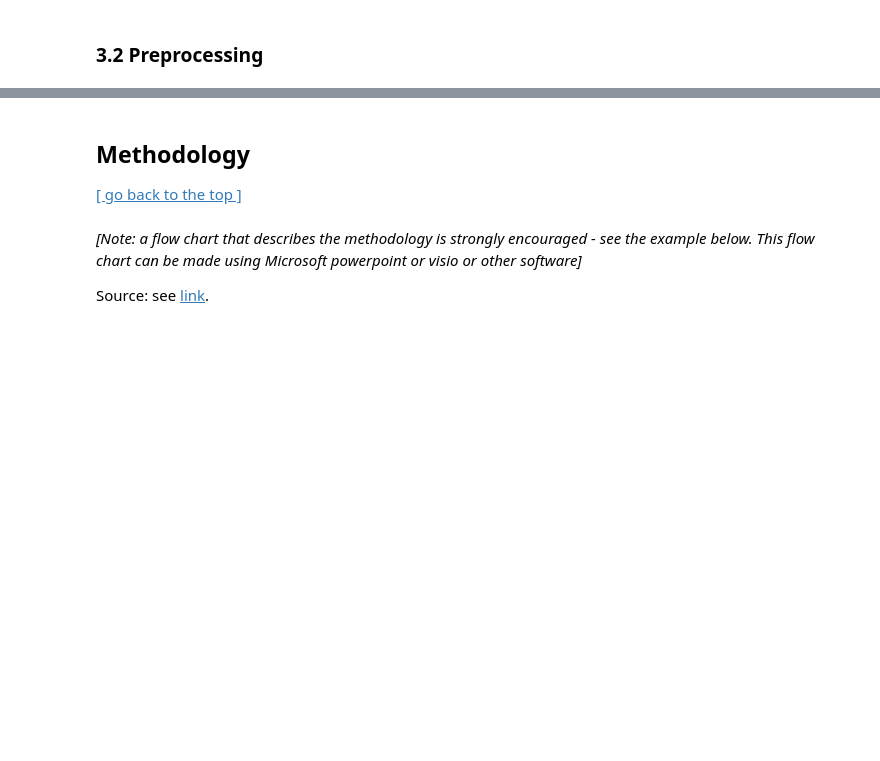
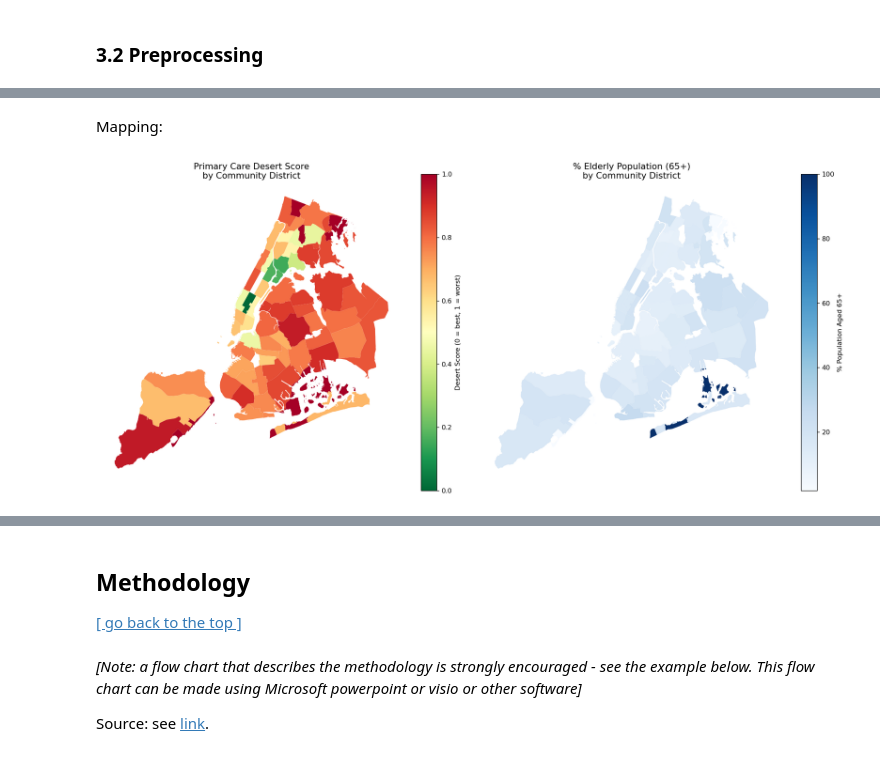
Before and after one commit to hawaiie-star/DS, a Jupyter notebook: Assessment /Final_submission_CASA0006.ipynb, the cells around one changed output, grey strips where cells are left out. Cells and saved outputs as stored; diff of their text form; code cells hidden in the pictures; blank space fills up the shorter version.

```diff
--- a/Assessment /Final_submission_CASA0006.ipynb
+++ b/Assessment /Final_submission_CASA0006.ipynb
@@ -71,0 +319,27 @@
+# %%
+df = acs.merge(facility_counts, on='BoroCD', how='left')
+df['facility_count'] = df['facility_count'].fillna(0)
+
+gdf = districts.merge(df, on='BoroCD', how='inner')
+
+# population density (requires projected CRS for accurate area in km²)
+gdf_proj           = gdf.to_crs('EPSG:32618')    # UTM zone 18N – New York
+gdf['area_km2']    = gdf_proj.geometry.area / 1e6
+gdf['pop_density'] = gdf['total_pop'] / gdf['area_km2']
+
+# facilities per 10,000 residents
+gdf['facilities_per_10k'] = (
+    gdf['facility_count'] / (gdf['total_pop'] / 10_000)
+).round(4)
+
+# ── Desert Score (target variable) ─────────────────────────────────────────
+# normalise facilities_per_10k to [0,1], then invert:
+# desert_score = 1 → fewest facilities (worst access)
+# desert_score = 0 → most facilities  (best access)
+f = gdf['facilities_per_10k']
+gdf['desert_score'] = 1 - (f - f.min()) / (f.max() - f.min())
+
+print(f'Final modelling dataset: {gdf.shape}')
+print(gdf[['GeogName', 'facilities_per_10k', 'desert_score',
+           'pct_elderly', 'median_income', 'pct_snap',
+           'pop_density']].head(10).to_string())
@@ -71,0 +359,20 @@
+# %% [markdown]
+Mapping:
+# %%
+# ── EDA: Choropleth maps ─────────────────────────────────────────────────────
+fig, axes = plt.subplots(1, 2, figsize=(16, 7))
+
+gdf.plot(column='desert_score', ax=axes[0], legend=True, cmap='RdYlGn_r',
+         legend_kwds={'label': 'Desert Score (0 = best, 1 = worst)'})
+axes[0].set_title('Primary Care Desert Score\nby Community District', fontsize=13)
+axes[0].axis('off')
+
+gdf.plot(column='pct_elderly', ax=axes[1], legend=True, cmap='Blues',
+         legend_kwds={'label': '% Population Aged 65+'})
+axes[1].set_title('% Elderly Population (65+)\nby Community District', fontsize=13)
+axes[1].axis('off')
+
+plt.tight_layout()
+plt.show()
+# %% [output]
+[figure, added]
```
Also changed, not shown: parts of 18 cells of this notebook.
